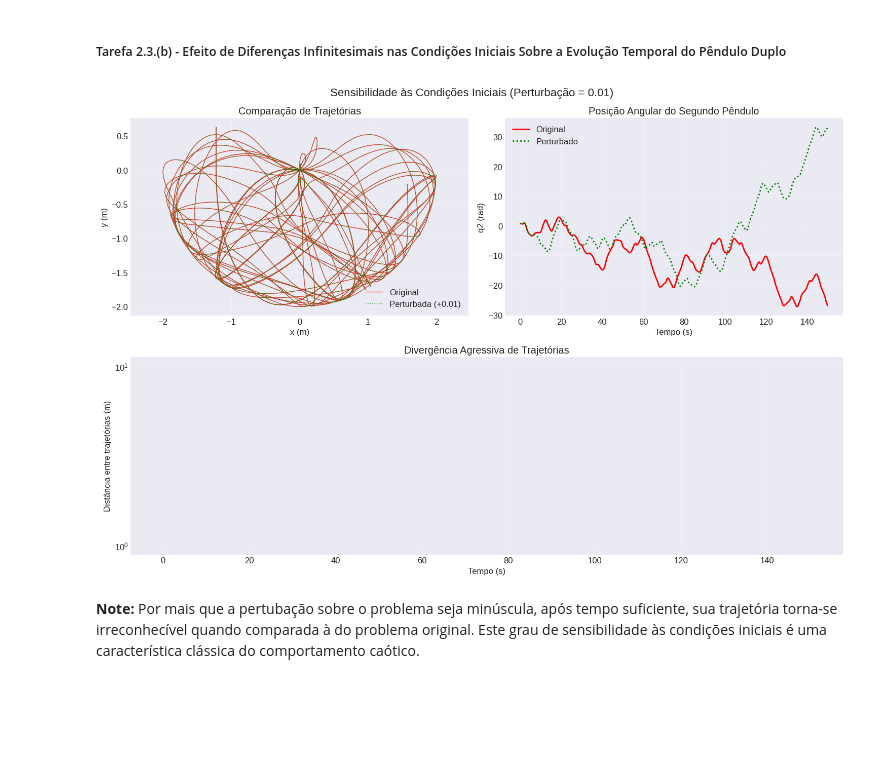
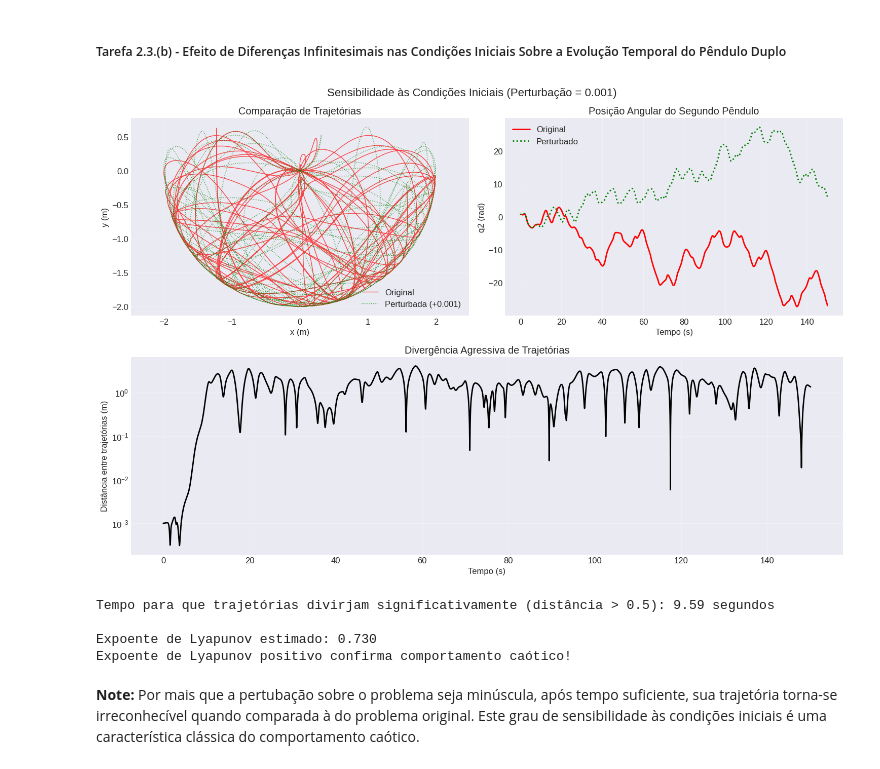
Before and after one commit to cody-setti/Trabalhos_MNED, a Jupyter notebook: T2/codigo/codigo-T2-MNED.ipynb, the cells around one changed output. Saved outputs shown, nothing was run; the diff lists cells and outputs as text; code cells hidden in the pictures; blank space fills up the shorter version.

```diff
--- a/T2/codigo/codigo-T2-MNED.ipynb
+++ b/T2/codigo/codigo-T2-MNED.ipynb
@@ -537,7 +561,7 @@ u0_original = u0_dp
 
 # Condições iniciais perturbadas (+0.01 rad à u1)
 perturbation = np.zeros(4)
-perturbation[0] = 0.01
+perturbation[0] = 0.001
 u0_perturbed = u0_original + perturbation
 
 # Resolução de ambos problemas
@@ -550,8 +574,8 @@ x1_orig, y1_orig = X1_orig[0], X1_orig[1]
 x2_orig, y2_orig = X2_orig[0], X2_orig[1]
 
 X1_pert, X2_pert = convert_to_cartesian(U_pert[:,0], U_pert[:,1])
-x1_pert, y1_pert = X1_orig[0], X1_orig[1]
-x2_pert, y2_pert = X2_orig[0], X2_orig[1]
+x1_pert, y1_pert = X1_pert[0], X1_pert[1]
+x2_pert, y2_pert = X2_pert[0], X2_pert[1]
 
 # Calcular divergência
 distance = np.sqrt((x2_orig-x2_pert)**2 + (y2_orig-y2_pert)**2)
@@ -587,33 +611,37 @@ ax3.set_xlabel('Tempo (s)')
 ax3.set_ylabel('Distância entre trajetórias (m)')
 ax3.set_title('Divergência Agressiva de Trajetórias')
 ax3.grid(True, alpha=0.3)
 #ax3.axhline(y=perturbation, color='g', linestyle='--', label='Pertubação Inicial')
 ax3.legend()
 
 plt.suptitle(f'Sensibilidade às Condições Iniciais (Perturbação = {perturbation[0]})', fontsize=16)
 plt.tight_layout()
 plt.show()
 
 # Encontrar quando trajetórias divergem significativamente
 significant_divergence_idx = np.where(distance > 0.5)[0]
 if len(significant_divergence_idx) > 0:
     divergence_time = t[significant_divergence_idx[0]]
     print(f"Tempo para que trajetórias divirjam significativamente (distância > 0.5): {divergence_time:.2f} segundos")
 
 # Calcular estimativa de expoente de Lyapunov
 # Encontrar região de crescimento linear (tempos cedos)
 early_time_idx = t < 10
 log_distance = np.log(distance[early_time_idx])
 time_early = t[early_time_idx]
 
 # Evitar log(0) começando depois do tempo inicial
 valid_idx = distance[early_time_idx] > 1e-10
 if np.sum(valid_idx) > 10:
     coeffs = np.polyfit(time_early[valid_idx], log_distance[valid_idx], 1)
     lyapunov_estimate = coeffs[0]
     print(f"\nExpoente de Lyapunov estimado: {lyapunov_estimate:.3f}")
     print("Expoente de Lyapunov positivo confirma comportamento caótico!")
 # %% [output]
-[figure, old version]
+[figure, new version]
+Tempo para que trajetórias divirjam significativamente (distância > 0.5): 9.59 segundos
+
+Expoente de Lyapunov estimado: 0.730
+Expoente de Lyapunov positivo confirma comportamento caótico!
 # %% [markdown]
 **Note:** Por mais que a pertubação sobre o problema seja minúscula, após tempo suficiente, sua trajetória torna-se irreconhecível quando comparada à do problema original. Este grau de sensibilidade às condições iniciais é uma característica clássica do comportamento caótico.
```
Also changed, not shown: parts of 1 cell of this notebook.
